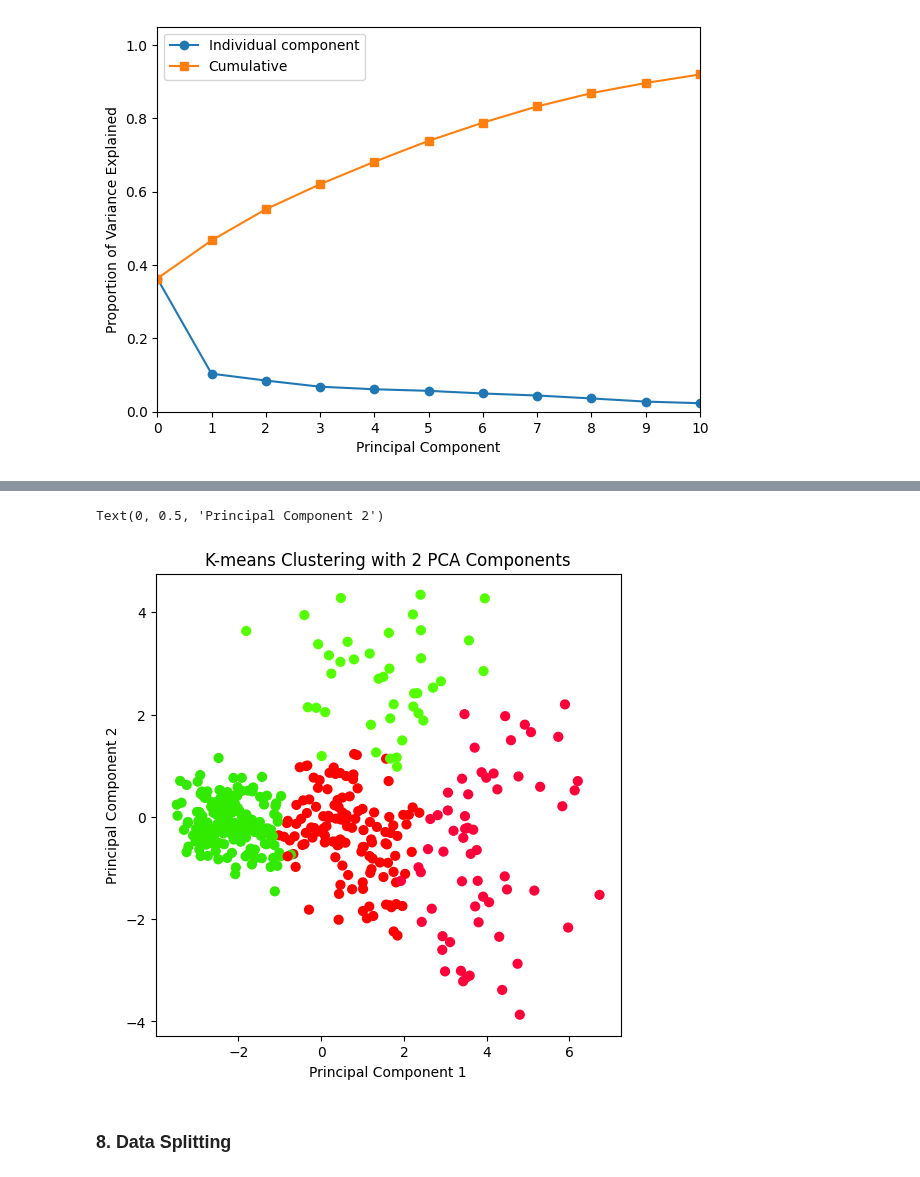
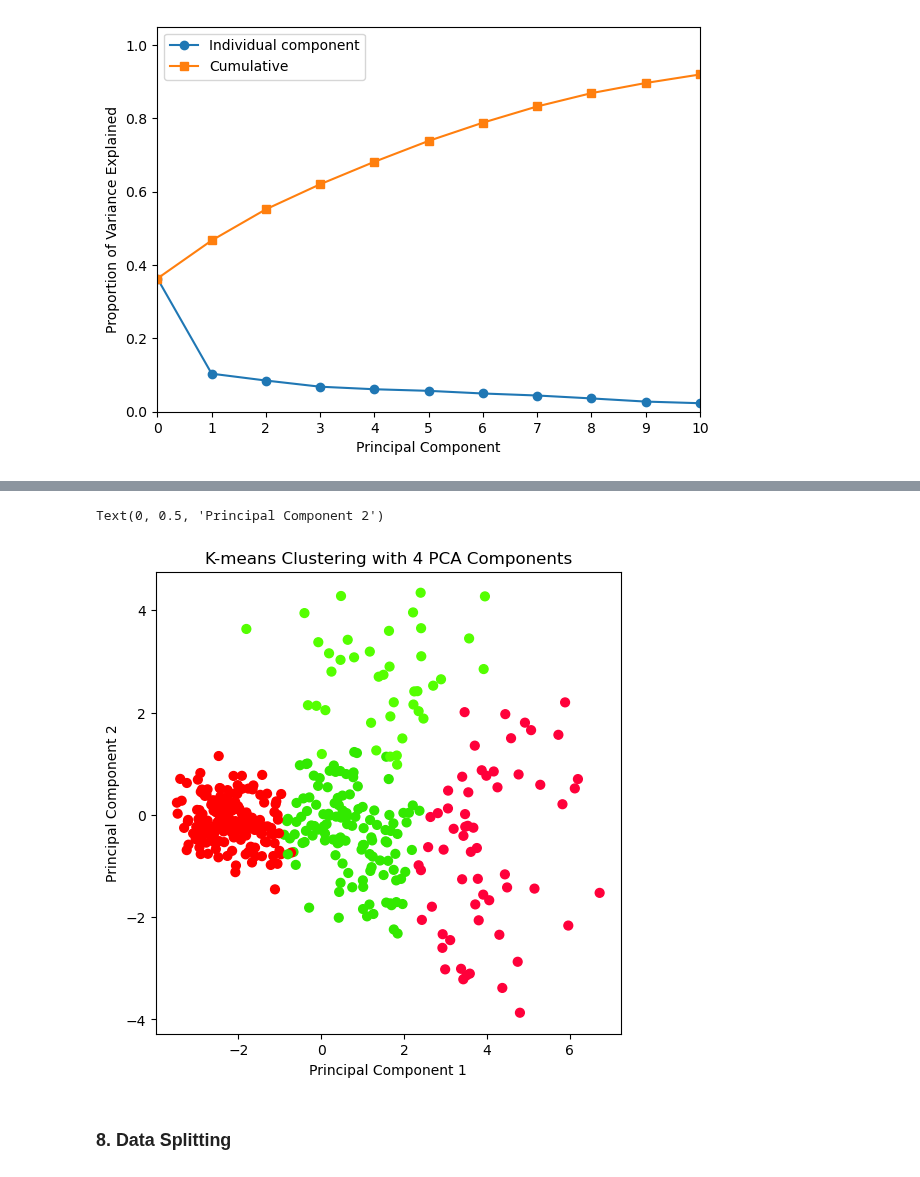
Before and after one commit to Barkesty/Project-Chronic-Kidney-Disease-Classification-Challenge, a Jupyter notebook: project.ipynb, the cells around one changed output, grey strips where cells are left out. Drawn from its saved outputs; the diff is of its cells as text; code cells hidden in the pictures.

```diff
--- a/project.ipynb
+++ b/project.ipynb
@@ -671,19 +653,19 @@ sum(pca.explained_variance_ratio_[:4])
 # %%
 km4 = KMeans(n_clusters=4, n_init=20, random_state=0)
 km4.fit(df)
 
-pca = PCA(n_components=3)
+pca = PCA(n_components=4)
 df_pca = pca.fit_transform(df_test)
 
 fig, (ax1) = plt.subplots(1, figsize=(6,6))
 
 ax1.scatter(df_pca[:,0], df_pca[:,1], s=40, c=km4.labels_, cmap=plt.cm.prism)
-ax1.set_title('K-means Clustering with 2 PCA Components')
+ax1.set_title('K-means Clustering with 4 PCA Components')
 ax1.set_xlabel('Principal Component 1')
 ax1.set_ylabel('Principal Component 2')
 # %% [output]
 Text(0, 0.5, 'Principal Component 2')
-[figure, old version]
+[figure, new version]
 # %% [markdown]
 ### **8. Data Splitting**
 # %%
```
Also changed, not shown: parts of 13 cells of this notebook.
